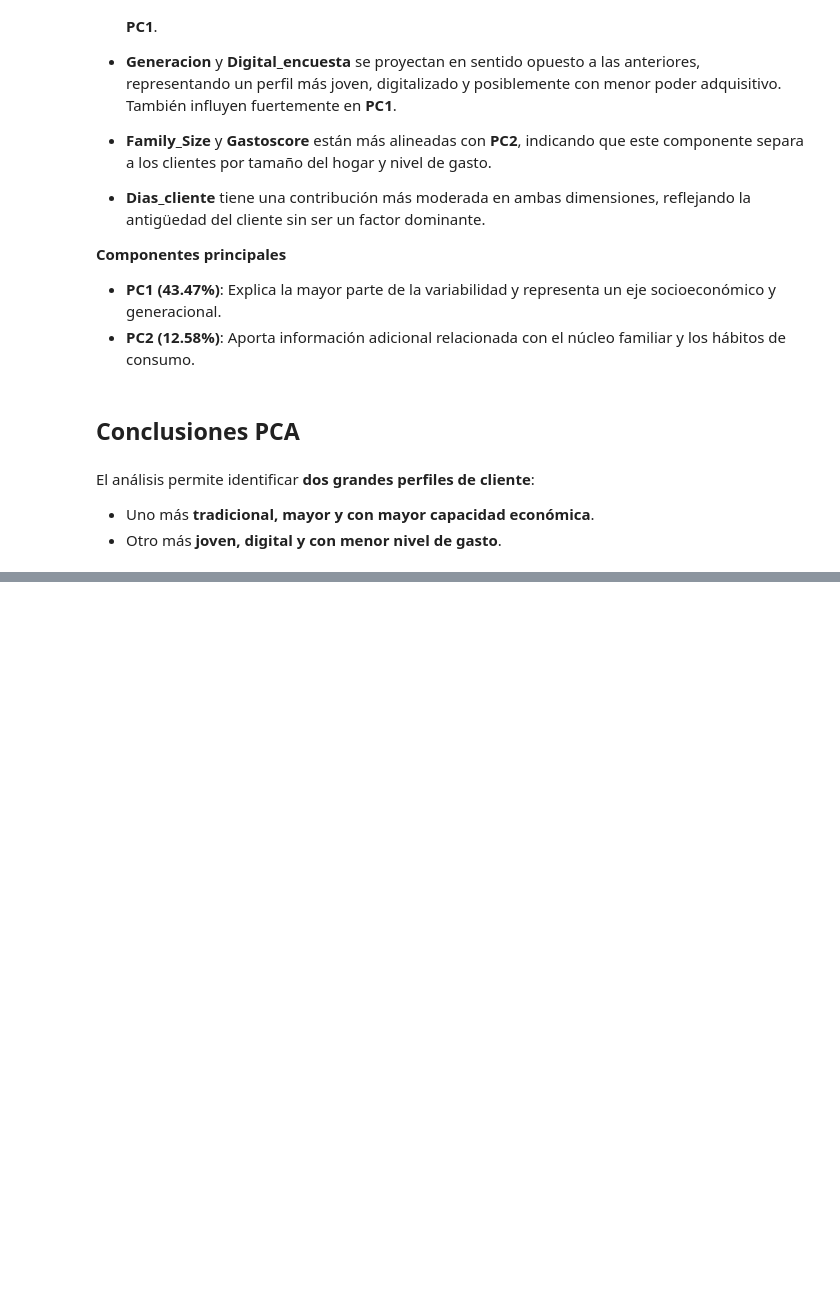
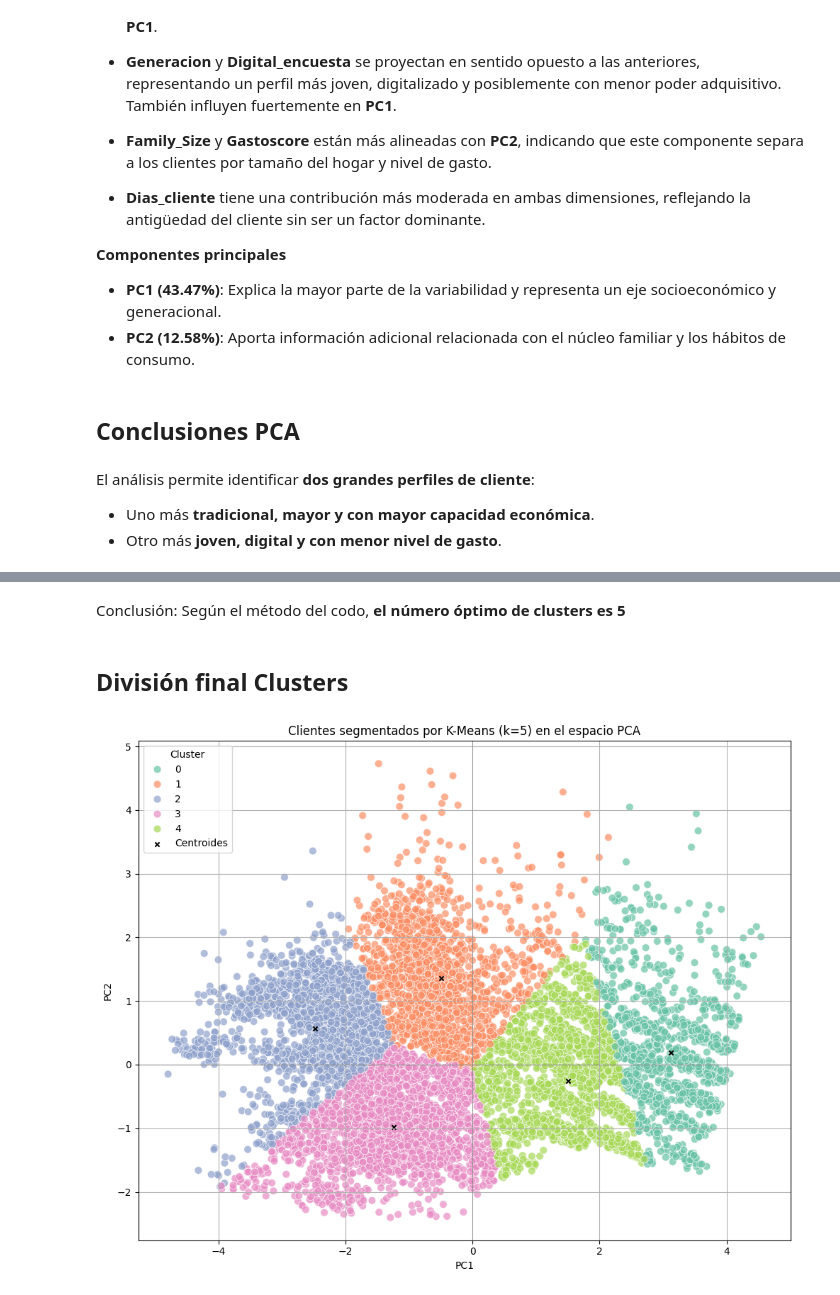
Before and after one commit to martinagg7/gd_pca, a Jupyter notebook: notebooks/01_PCA.ipynb, the cells around one changed output, grey strips where cells are left out. Cells and saved outputs as stored; diff of their text form; code cells hidden in the pictures; blank space fills up the shorter version.

```diff
--- a/notebooks/01_PCA.ipynb
+++ b/notebooks/01_PCA.ipynb
@@ -877,0 +906,38 @@ El análisis permite identificar **dos grandes perfiles de cliente**:
+# %% [markdown]
+Conclusión: Según el método del codo, **el número óptimo de clusters es 5**
+# %% [markdown]
+## División final Clusters
+# %%
+# Aplicar K-Means
+kmeans = KMeans(n_clusters=5, random_state=42)
+df_pca_result_cont['cluster'] = kmeans.fit_predict(df_pca_result_cont[['PC1', 'PC2']])
+
+# Centroides
+centroids = kmeans.cluster_centers_
+
+# Gráfico
+plt.figure(figsize=(10, 8))
+sns.scatterplot(
+    data=df_pca_result_cont,
+    x='PC1', y='PC2',
+    hue='cluster',
+    palette='Set2',
+    alpha=0.7,
+    s=60
+)
+
+# Añadir los centroides
+plt.scatter(
+    centroids[:, 0], centroids[:, 1],
+    c='black', s=20, marker='x', label='Centroides'
+)
+
+plt.title('Clientes segmentados por K-Means (k=5) en el espacio PCA')
+plt.axhline(0, color='gray', lw=0.5)
+plt.axvline(0, color='gray', lw=0.5)
+plt.grid(True)
+plt.legend(title='Cluster')
+plt.tight_layout()
+plt.show()
+# %% [output]
+[figure, added]
```
Also changed, not shown: parts of 15 cells of this notebook, 2 other files.
